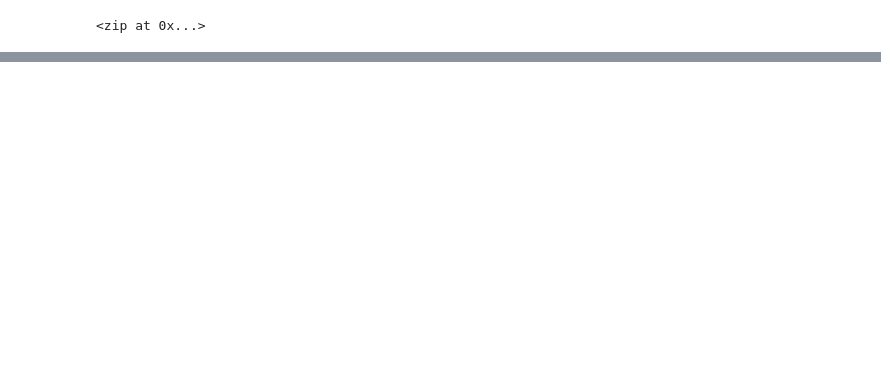
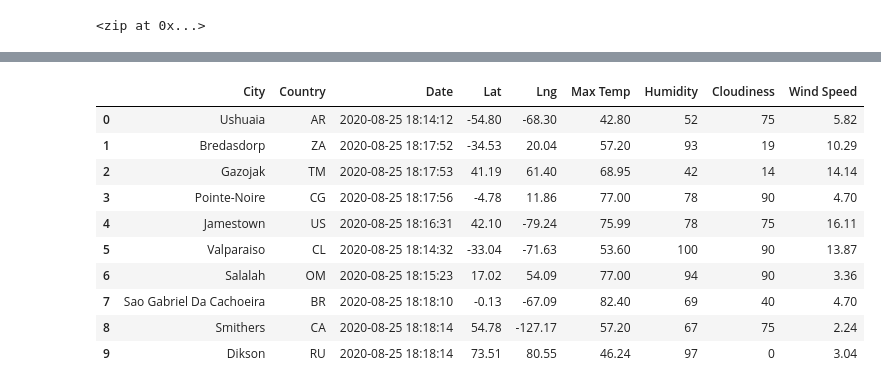
Before and after one commit to Dan-Bas/World_Weather_Analysis, a Jupyter notebook: WeatherPy.ipynb, the cells around one changed output, grey strips where cells are left out. Drawn from its saved outputs; the diff is of its cells as text; code cells hidden in the pictures; blank space fills up the shorter version.

```diff
--- a/WeatherPy.ipynb
+++ b/WeatherPy.ipynb
@@ -57,0 +146,18 @@ cities
+# %%
+# Reorder Columns
+new_column_order = ["City", "Country", "Date", "Lat", "Lng", "Max Temp", "Humidity", "Cloudiness", "Wind Speed"]
+city_datanew_df = city_data_df[new_column_order]
+# %%
+city_datanew_df.head(10)
+# %% [output]
+|  | City | Country | Date | Lat | Lng | Max Temp | Humidity | Cloudiness | Wind Speed |
+| 0 | Ushuaia | AR | 2020-08-25 18:14:12 | -54.80 | -68.30 | 42.80 | 52 | 75 | 5.82 |
+| 1 | Bredasdorp | ZA | 2020-08-25 18:17:52 | -34.53 | 20.04 | 57.20 | 93 | 19 | 10.29 |
+| 2 | Gazojak | TM | 2020-08-25 18:17:53 | 41.19 | 61.40 | 68.95 | 42 | 14 | 14.14 |
+| 3 | Pointe-Noire | CG | 2020-08-25 18:17:56 | -4.78 | 11.86 | 77.00 | 78 | 90 | 4.70 |
+| 4 | Jamestown | US | 2020-08-25 18:16:31 | 42.10 | -79.24 | 75.99 | 78 | 75 | 16.11 |
+| 5 | Valparaiso | CL | 2020-08-25 18:14:32 | -33.04 | -71.63 | 53.60 | 100 | 90 | 13.87 |
+| 6 | Salalah | OM | 2020-08-25 18:15:23 | 17.02 | 54.09 | 77.00 | 94 | 90 | 3.36 |
+| 7 | Sao Gabriel Da Cachoeira | BR | 2020-08-25 18:18:10 | -0.13 | -67.09 | 82.40 | 69 | 40 | 4.70 |
+| 8 | Smithers | CA | 2020-08-25 18:18:14 | 54.78 | -127.17 | 57.20 | 67 | 75 | 2.24 |
+| 9 | Dikson | RU | 2020-08-25 18:18:14 | 73.51 | 80.55 | 46.24 | 97 | 0 | 3.04 |
```
Also changed, not shown: parts of 10 cells of this notebook, 3 other files.
